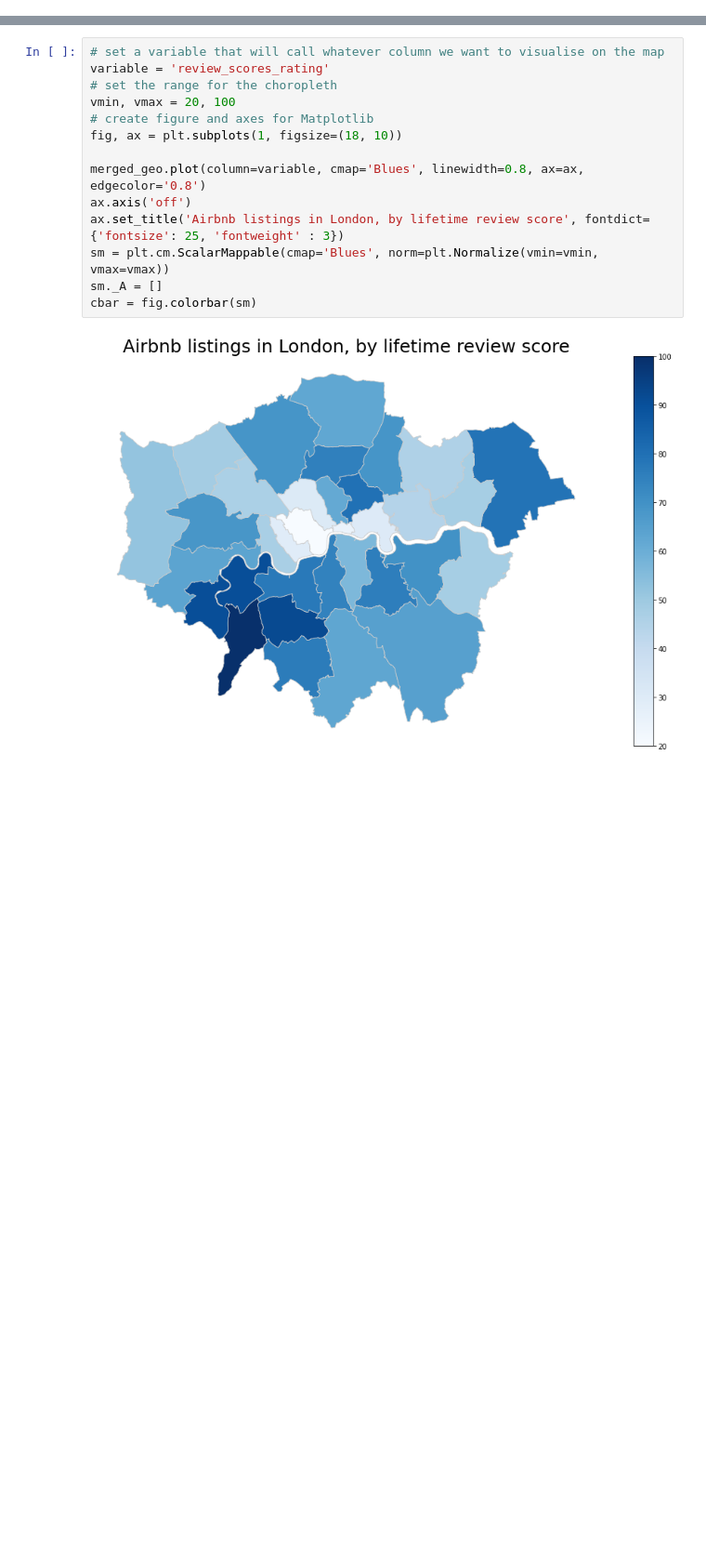
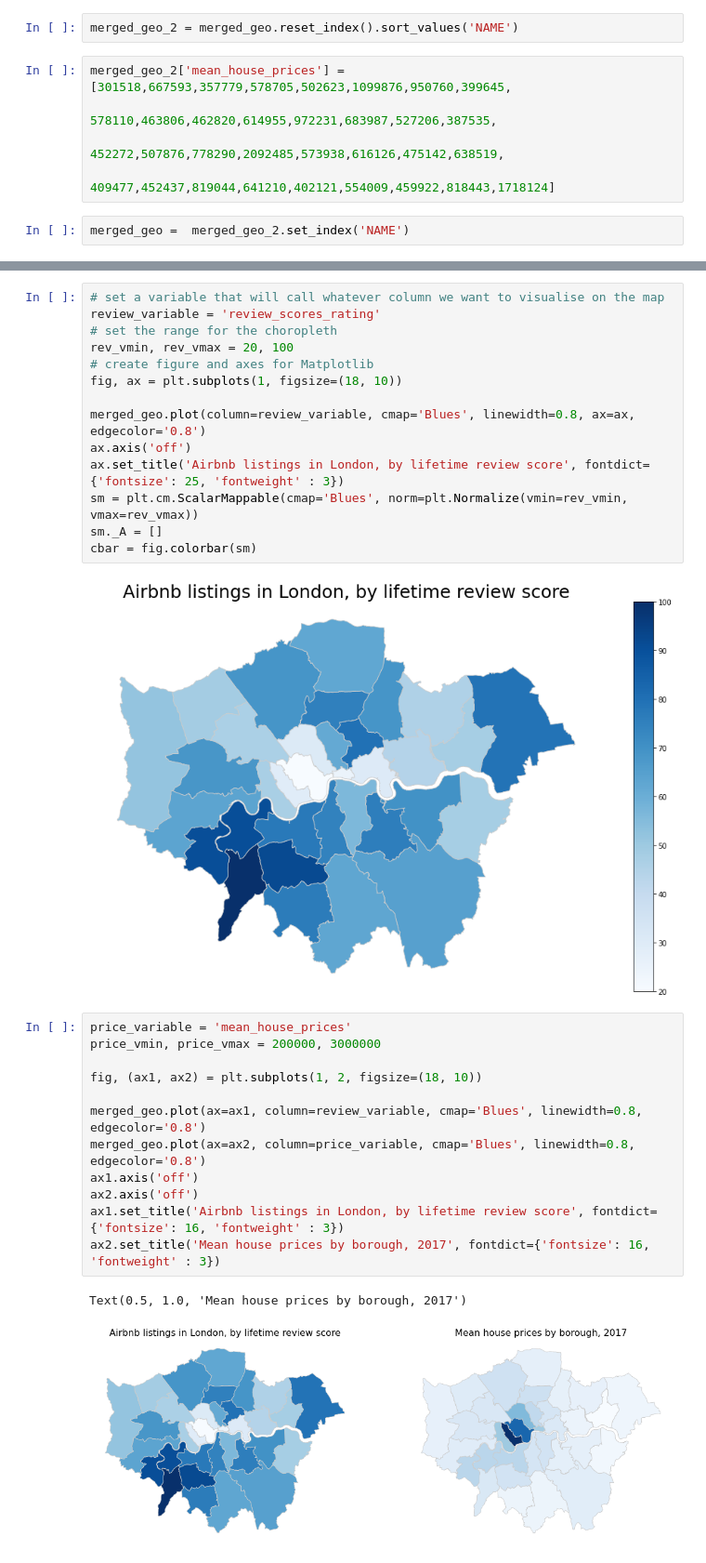
Before and after one commit to OrthoLoess/fivestar, a Jupyter notebook: notebooks/miles_firstexplore.ipynb, the cells around one changed output, grey strips where cells are left out. Shown at 93% size. Saved outputs shown, nothing was run; the diff lists cells and outputs as text; blank space fills up the shorter version.

```diff
--- a/notebooks/miles_firstexplore.ipynb
+++ b/notebooks/miles_firstexplore.ipynb
@@ -178,3 +158,12 @@ map_df.plot()
 [figure]
 # %%
 merged_geo = map_df.set_index('NAME').join(neigh_reviews.set_index('neighbourhood_cleansed'))
+# %%
+merged_geo_2 = merged_geo.reset_index().sort_values('NAME')
+# %%
+merged_geo_2['mean_house_prices'] = [301518,667593,357779,578705,502623,1099876,950760,399645,
+                                     578110,463806,462820,614955,972231,683987,527206,387535,
+                                     452272,507876,778290,2092485,573938,616126,475142,638519,
+                                     409477,452437,819044,641210,402121,554009,459922,818443,1718124]
+# %%
+merged_geo =  merged_geo_2.set_index('NAME')
@@ -195,16 +209,31 @@ neigh_reviews.head(10)
 # %%
 # set a variable that will call whatever column we want to visualise on the map
-variable = 'review_scores_rating'
+review_variable = 'review_scores_rating'
 # set the range for the choropleth
-vmin, vmax = 20, 100
+rev_vmin, rev_vmax = 20, 100
 # create figure and axes for Matplotlib
 fig, ax = plt.subplots(1, figsize=(18, 10))
 
-merged_geo.plot(column=variable, cmap='Blues', linewidth=0.8, ax=ax, edgecolor='0.8')
+merged_geo.plot(column=review_variable, cmap='Blues', linewidth=0.8, ax=ax, edgecolor='0.8')
 ax.axis('off')
 ax.set_title('Airbnb listings in London, by lifetime review score', fontdict={'fontsize': 25, 'fontweight' : 3})
-sm = plt.cm.ScalarMappable(cmap='Blues', norm=plt.Normalize(vmin=vmin, vmax=vmax))
+sm = plt.cm.ScalarMappable(cmap='Blues', norm=plt.Normalize(vmin=rev_vmin, vmax=rev_vmax))
 sm._A = []
 cbar = fig.colorbar(sm)
 # %% [output]
 [figure]
+# %%
+price_variable = 'mean_house_prices'
+price_vmin, price_vmax = 200000, 3000000
+
+fig, (ax1, ax2) = plt.subplots(1, 2, figsize=(18, 10))
+
+merged_geo.plot(ax=ax1, column=review_variable, cmap='Blues', linewidth=0.8, edgecolor='0.8')
+merged_geo.plot(ax=ax2, column=price_variable, cmap='Blues', linewidth=0.8, edgecolor='0.8')
+ax1.axis('off')
+ax2.axis('off')
+ax1.set_title('Airbnb listings in London, by lifetime review score', fontdict={'fontsize': 16, 'fontweight' : 3})
+ax2.set_title('Mean house prices by borough, 2017', fontdict={'fontsize': 16, 'fontweight' : 3})
+# %% [output]
+Text(0.5, 1.0, 'Mean house prices by borough, 2017')
+[figure, added]
```
Also changed, not shown: parts of 7 cells of this notebook.
